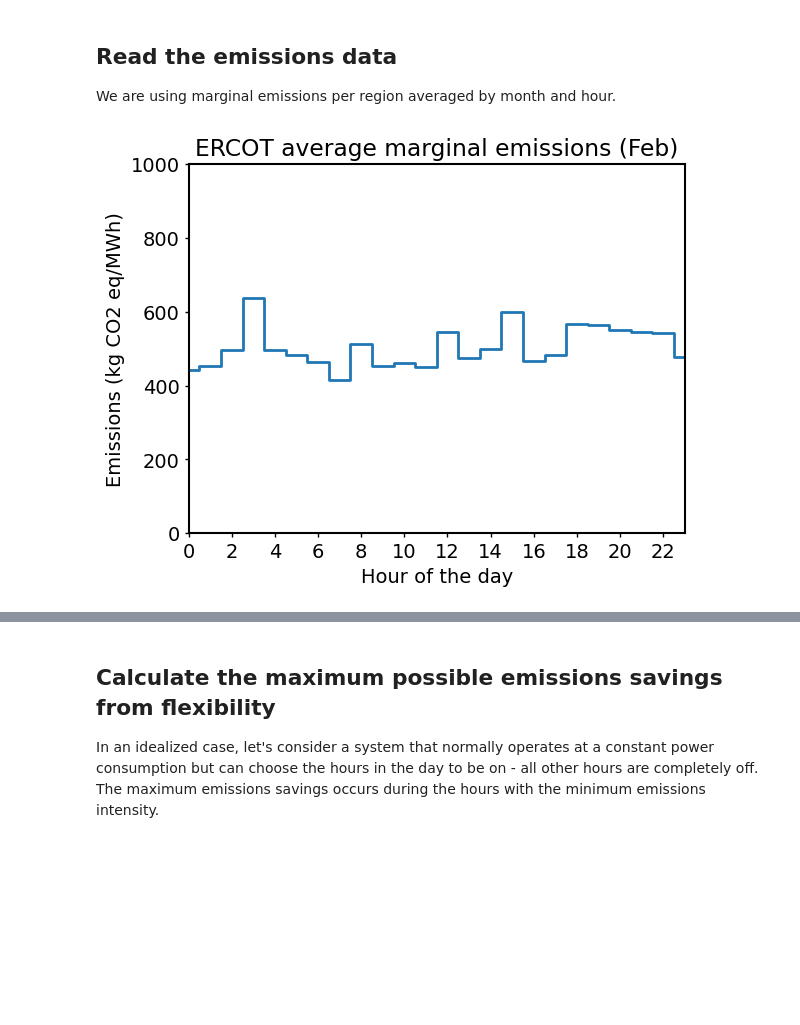
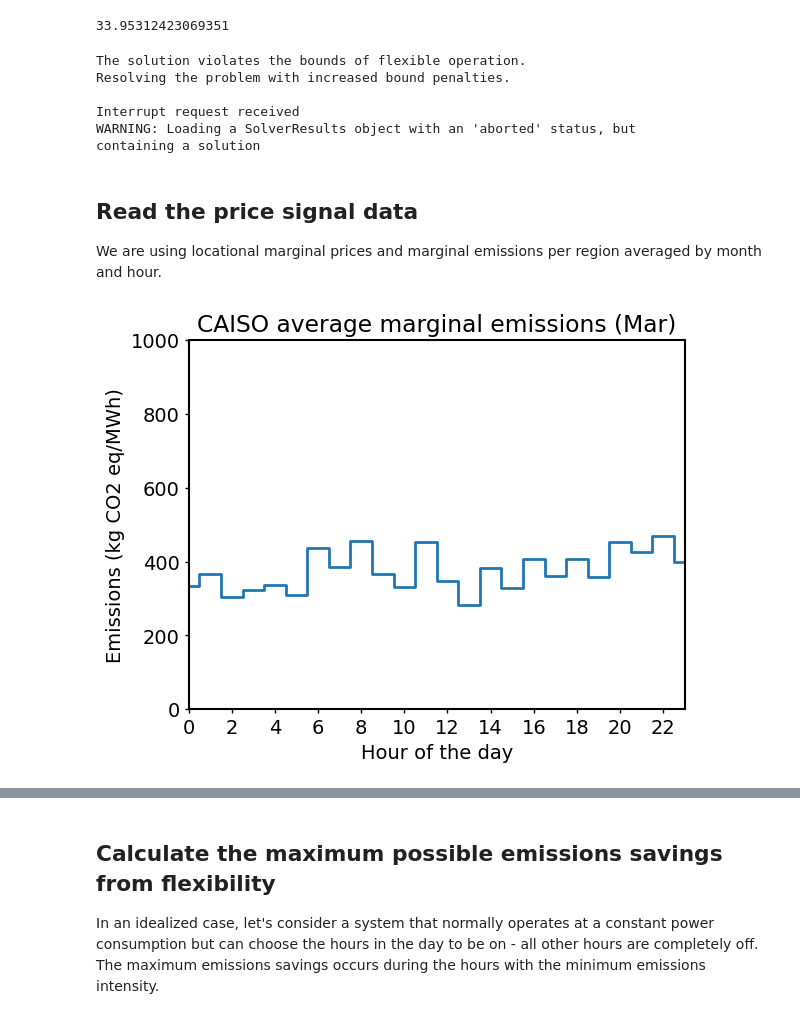
Before and after one commit to we3lab/flex-limits, a Jupyter notebook: analysis/emissions_limits.ipynb, the cells around one changed output, grey strips where cells are left out. Cells and saved outputs as stored; diff of their text form; code cells hidden in the pictures; blank space fills up the shorter version.

```diff
--- a/analysis/emissions_limits.ipynb
+++ b/analysis/emissions_limits.ipynb
@@ -12,4 +42,32 @@ AttributeError: module 'electric_emission_cost.units' has no attribute 'USD'
+# %%
+max_lmp_savings(data=lmps, system_uptime=2/24, continuous_flex=0, baseload = np.ones_like(lmps))
+# %% [output]
+33.95312423069351
+# %%
+continuous_flex = 0.1
+system_uptime = 2/24  # assuming daily cycles
+
+flex = flexloadMILP(baseload=np.ones_like(mefs),
+                    emissions_signal=mefs,
+                    costing_type=None,
+                    costing_path=None,
+                    emissions_type="mef",
+                    emissions_path=None,
+                    flex_capacity=continuous_flex,
+                    rte=1.0,
+                    min_onsteps=max(int(len(mefs)*(system_uptime)),1),  # assuming daily cycles
+                    uptime_equality=False)
+
+flex.build()
+flex.solve()
+# %% [output]
+The solution violates the bounds of flexible operation.
+Resolving the problem with increased bound penalties.
+
+Interrupt request received
+WARNING: Loading a SolverResults object with an 'aborted' status, but
+containing a solution
 # %% [markdown]
-## Read the emissions data
+## Read the price signal data
 
-We are using marginal emissions per region averaged by month and hour.
+We are using locational marginal prices and marginal emissions per region averaged by month and hour.
@@ -18,46 +74,43 @@ regions= ["CAISO", "ERCOT", "ISONE", "MISO", "NYISO", "PJM", "SPP"]
+# %%
+regions= ["CAISO", "ERCOT", "ISONE", "MISO", "NYISO", "PJM", "SPP"]
+
+region = regions[0]
+
+# Get the path to the current file
+basepath = os.getcwd()
+lmp_path = os.path.join(basepath, "data", "lmp", f"{region}costs.csv")
+mef_path = os.path.join(basepath, "data", "mef", f"{region}emissions.csv")
+
+lmp = pd.read_csv(lmp_path)
+mef = pd.read_csv(mef_path)
 # %%
-# read the data
-region = 'ERCOT'
-data = pd.read_csv('~/electricity-carbon-cost/data/average_MEFs/'+region+'emissions.csv')
-month=2
-data.head()
-
+month=3
+data = mef
 month_to_str = {1:'Jan',
                 2:'Feb',
                 3:'Mar',
                 4:'Apr',
                 5:'May',
                 6:'Jun',
                 7:'Jul',
                 8:'Aug',
                 9:'Sep',
                 10:'Oct',
                 11:'Nov',
                 12:'Dec'}
 
 # subset data based on the month
 co2i = data[data['month'] == month]['co2_eq_kg_per_MWh']
 
-# plot the data make the ticks on the outside
-plt.rcParams.update({'font.size': 14,
-                     'axes.linewidth': 1.5,
-                     'lines.linewidth': 2,
-                     'lines.markersize': 6,
-                     'xtick.major.size': 3,
-                     'xtick.major.width': 1,
-                     'ytick.major.size': 3,
-                     'ytick.major.width': 1,
-                     'xtick.direction': 'out',
-                     'ytick.direction': 'out',})
 
 fig, ax = plt.subplots()
 ax.step(range(len(co2i)), co2i, where='mid')
 ax.set(xlabel='Hour of the day',
        ylabel='Emissions (kg CO2 eq/MWh)',
        title=region+' average marginal emissions (' + str(month_to_str[month])+')',
        xticks=range(0, len(co2i), 2),
        xlim=(0, len(co2i)-1),
        ylim=(0, 1000))
 plt.show()
 # %% [output]
-[figure, old version]
+[figure, new version]
```
Also changed, not shown: parts of 8 cells of this notebook, 5 other files.
